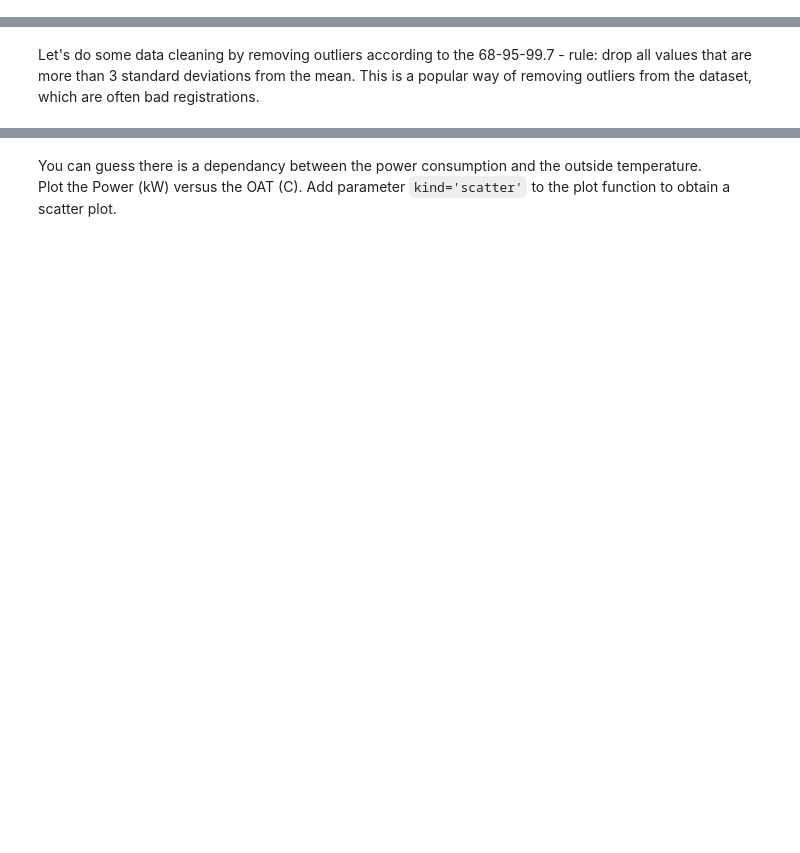
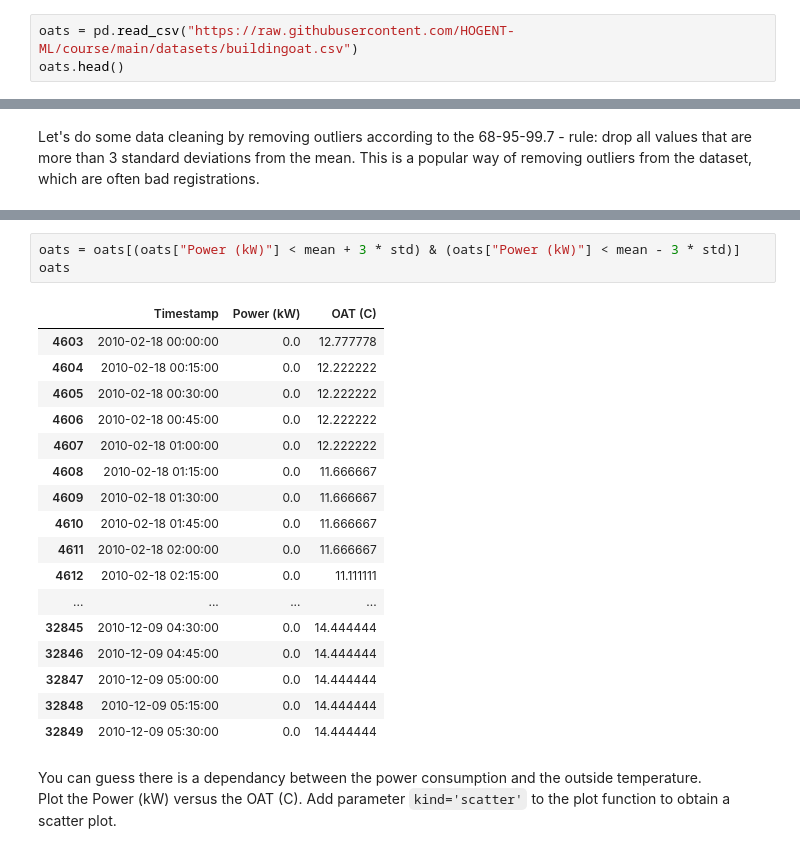
Before and after one commit to HOGENT-ML/course, a Jupyter notebook: 220-exercise_building_oat.ipynb, the cells around one changed output, grey strips where cells are left out. Cells and saved outputs as stored; diff of their text form; blank space fills up the shorter version.

```diff
--- a/220-exercise_building_oat.ipynb
+++ b/220-exercise_building_oat.ipynb
@@ -23,0 +16,3 @@ Import buildingoat.csv from https://raw.githubusercontent.com/HOGENT-ML/course/m
+# %%
+oats = pd.read_csv("https://raw.githubusercontent.com/HOGENT-ML/course/main/datasets/buildingoat.csv")
+oats.head()
@@ -119,3 +113,24 @@ This is a popular way of removing outliers from the dataset, which are often bad
+# %%
+oats = oats[(oats["Power (kW)"] < mean + 3 * std) & (oats["Power (kW)"] < mean - 3 * std)]
+oats
+# %% [output]
+|  | Timestamp | Power (kW) | OAT (C) |
+| 4603 | 2010-02-18 00:00:00 | 0.0 | 12.777778 |
+| 4604 | 2010-02-18 00:15:00 | 0.0 | 12.222222 |
+| 4605 | 2010-02-18 00:30:00 | 0.0 | 12.222222 |
+| 4606 | 2010-02-18 00:45:00 | 0.0 | 12.222222 |
+| 4607 | 2010-02-18 01:00:00 | 0.0 | 12.222222 |
+| 4608 | 2010-02-18 01:15:00 | 0.0 | 11.666667 |
+| 4609 | 2010-02-18 01:30:00 | 0.0 | 11.666667 |
+| 4610 | 2010-02-18 01:45:00 | 0.0 | 11.666667 |
+| 4611 | 2010-02-18 02:00:00 | 0.0 | 11.666667 |
+| 4612 | 2010-02-18 02:15:00 | 0.0 | 11.111111 |
+| ... | ... | ... | ... |
+| 32845 | 2010-12-09 04:30:00 | 0.0 | 14.444444 |
+| 32846 | 2010-12-09 04:45:00 | 0.0 | 14.444444 |
+| 32847 | 2010-12-09 05:00:00 | 0.0 | 14.444444 |
+| 32848 | 2010-12-09 05:15:00 | 0.0 | 14.444444 |
+| 32849 | 2010-12-09 05:30:00 | 0.0 | 14.444444 |
 # %% [markdown]
 You can guess there is a dependancy between the power consumption and the outside temperature.
 Plot the Power (kW) versus the OAT (C). Add parameter `kind='scatter'` to the plot function to obtain a scatter plot.
```
Also changed, not shown: parts of 48 cells of this notebook.
